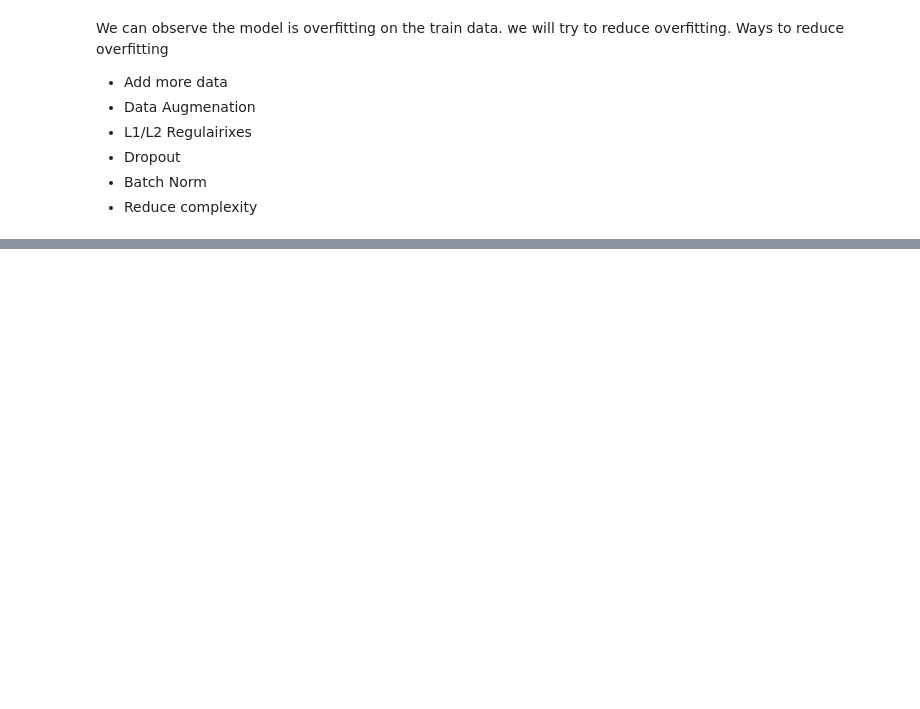
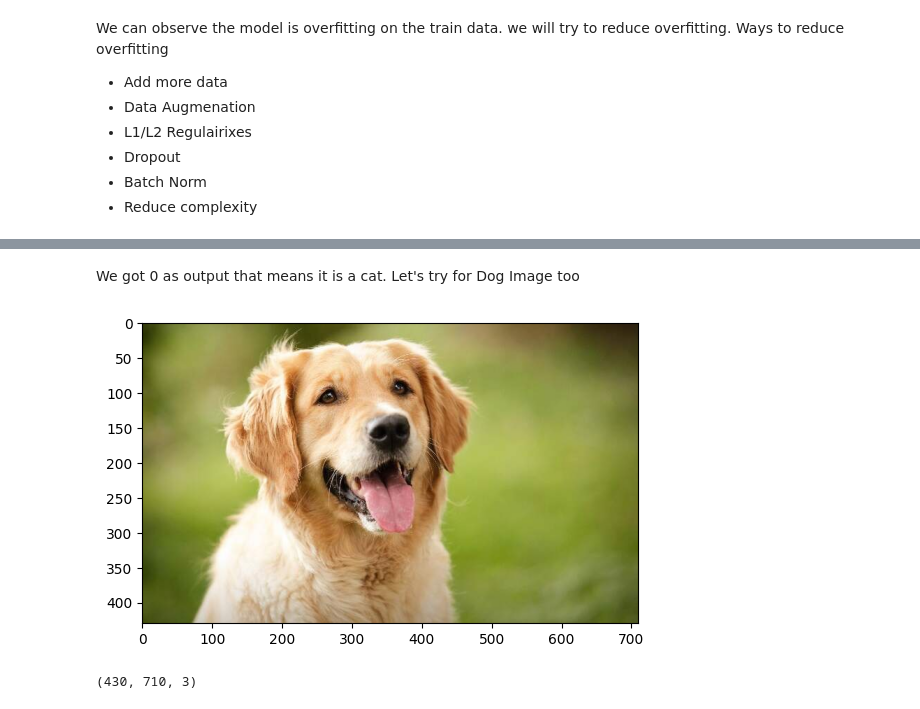
Before and after one commit to lokeshdarla/cat-vs-dog, a Jupyter notebook: colab-notebooks/notebook.ipynb, the cells around one changed output, grey strips where cells are left out. Saved outputs shown, nothing was run; the diff lists cells and outputs as text; code cells hidden in the pictures; blank space fills up the shorter version.

```diff
--- a/colab-notebooks/notebook.ipynb
+++ b/colab-notebooks/notebook.ipynb
@@ -161,0 +188,13 @@ Ways to reduce overfitting
+# %% [markdown]
+We got 0 as output that means it is a cat. Let's try for Dog Image too
+# %%
+test_dog_img=cv2.imread('/content/dog.jpg')
+test_dog_img = cv2.cvtColor(test_dog_img, cv2.COLOR_BGR2RGB)
+plt.imshow(test_dog_img)
+plt.show()
+# %% [output]
+[figure, added]
+# %%
+test_dog_img.shape
+# %% [output]
+(430, 710, 3)
```
Also changed, not shown: parts of 9 cells of this notebook.
